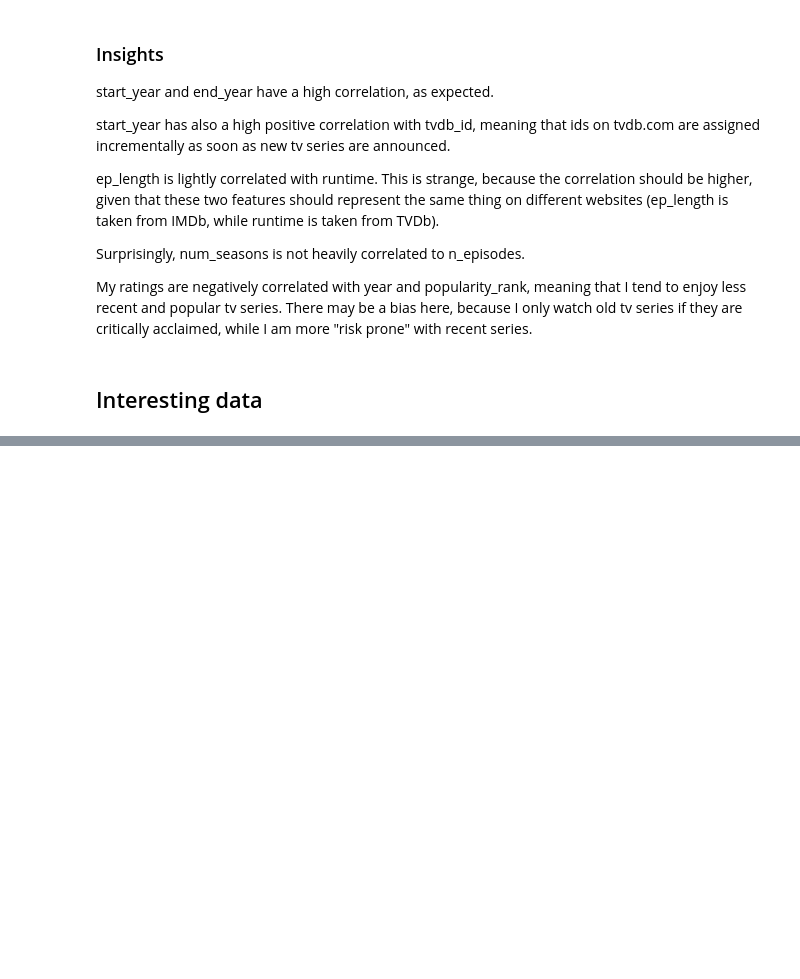
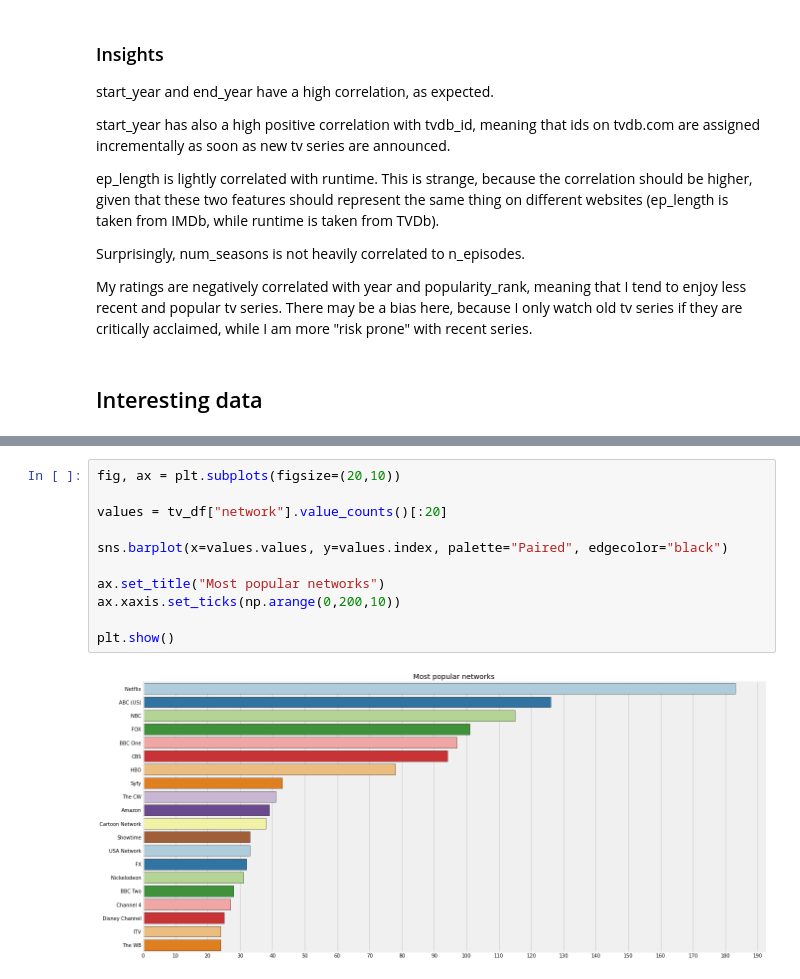
Before and after one commit to arlessweschler/tvtime-dataviz, a Jupyter notebook: analysis.ipynb, the cells around one changed output, grey strips where cells are left out. Drawn from its saved outputs; the diff is of its cells as text; blank space fills up the shorter version.

```diff
--- a/analysis.ipynb
+++ b/analysis.ipynb
@@ -210,0 +196,13 @@ dtype: float64
+# %%
+fig, ax = plt.subplots(figsize=(20,10))
+
+values = tv_df["network"].value_counts()[:20]
+
+sns.barplot(x=values.values, y=values.index, palette="Paired", edgecolor="black")
+
+ax.set_title("Most popular networks")
+ax.xaxis.set_ticks(np.arange(0,200,10))
+
+plt.show()
+# %% [output]
+[figure, added]
```
Also changed, not shown: parts of 2 cells of this notebook.
